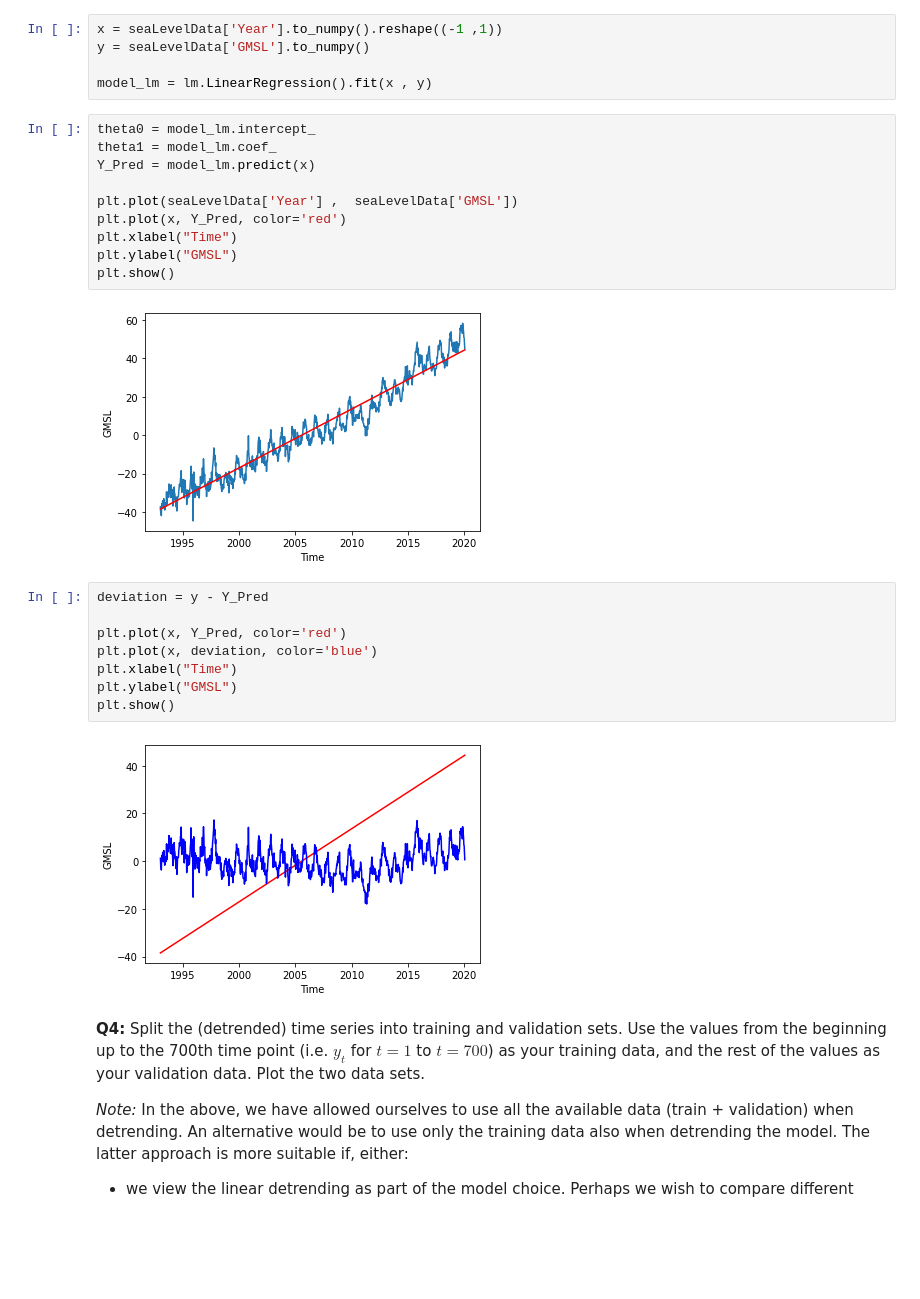
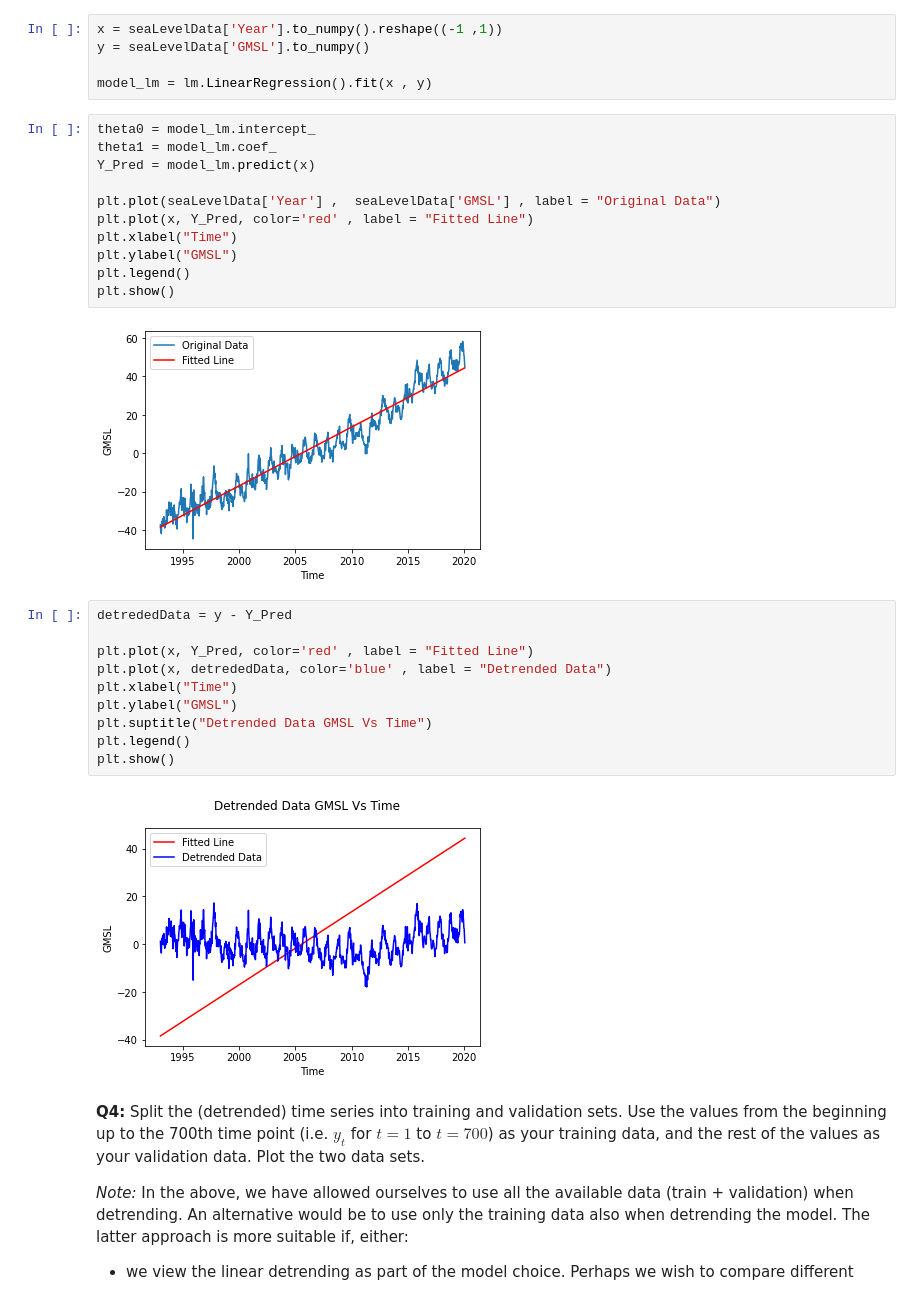
Before and after one commit to amannayak/Time-Series-and-Sequence-Analysis, a Jupyter notebook: Task1/tssl_lab1.ipynb, the cells around one changed output. Cells and saved outputs as stored; diff of their text form; blank space fills up the shorter version.

Commit message:
Legend added

```diff
--- a/Task1/tssl_lab1.ipynb
+++ b/Task1/tssl_lab1.ipynb
@@ -70,23 +70,26 @@ theta0 = model_lm.intercept_
 theta1 = model_lm.coef_
 Y_Pred = model_lm.predict(x)
 
-plt.plot(seaLevelData['Year'] ,  seaLevelData['GMSL'])
-plt.plot(x, Y_Pred, color='red')
+plt.plot(seaLevelData['Year'] ,  seaLevelData['GMSL'] , label = "Original Data")
+plt.plot(x, Y_Pred, color='red' , label = "Fitted Line")
 plt.xlabel("Time")
 plt.ylabel("GMSL")
+plt.legend()
 plt.show()
 # %% [output]
-[figure, old version]
+[figure, new version]
 # %%
-deviation = y - Y_Pred
+detrededData = y - Y_Pred
 
-plt.plot(x, Y_Pred, color='red')
-plt.plot(x, deviation, color='blue')
+plt.plot(x, Y_Pred, color='red' , label = "Fitted Line")
+plt.plot(x, detrededData, color='blue' , label = "Detrended Data")
 plt.xlabel("Time")
 plt.ylabel("GMSL")
+plt.suptitle("Detrended Data GMSL Vs Time")
+plt.legend()
 plt.show()
 # %% [output]
-[figure, old version]
+[figure, new version]
 # %% [markdown]
 **Q4:** Split the (detrended) time series into training and validation sets. Use the values from the beginning up to the 700th time point (i.e. $y_t$ for $t=1$ to $t=700$) as your training data, and the rest of the values as your validation data. Plot the two data sets.
 
```
Also changed, not shown: parts of 2 cells of this notebook.
